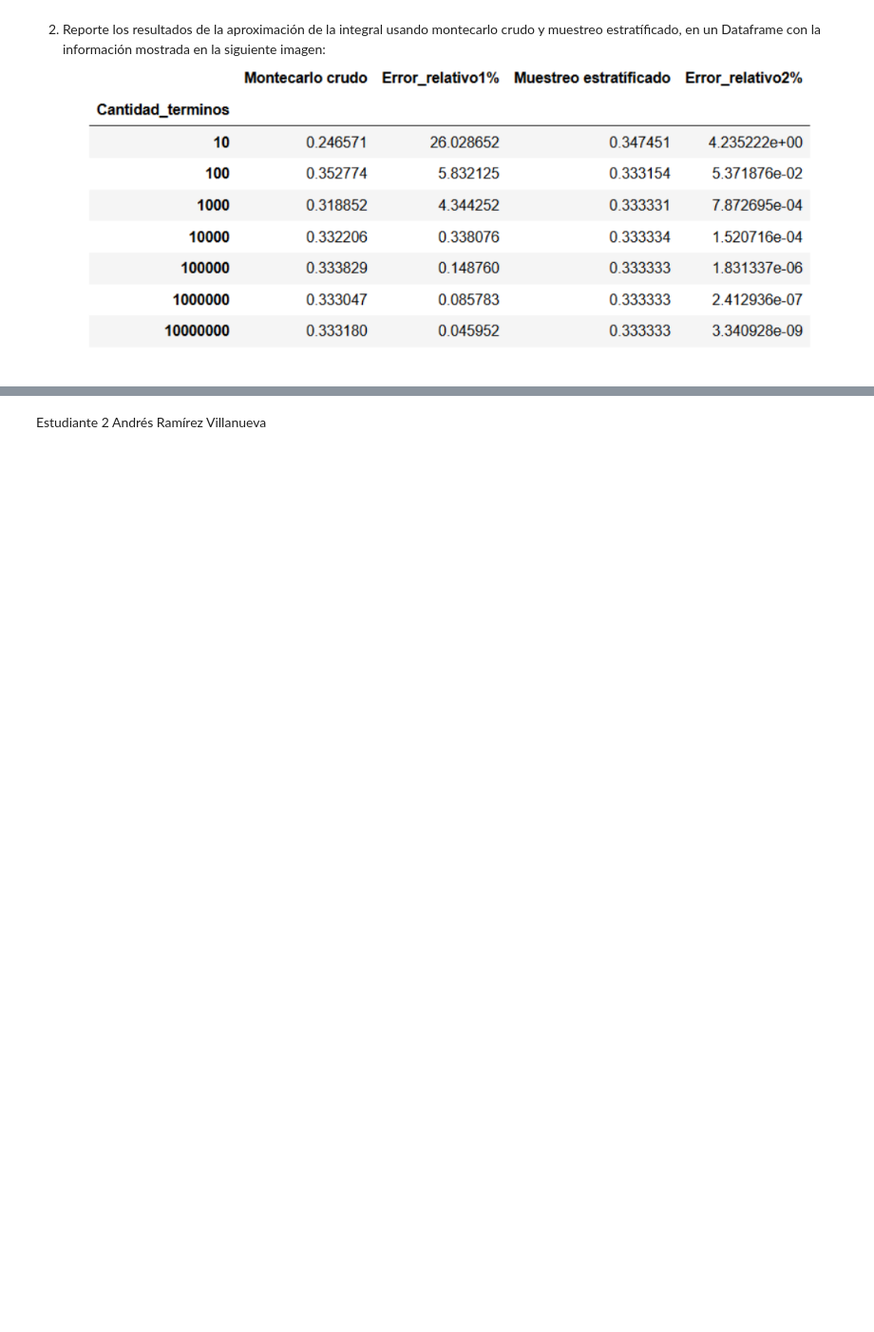
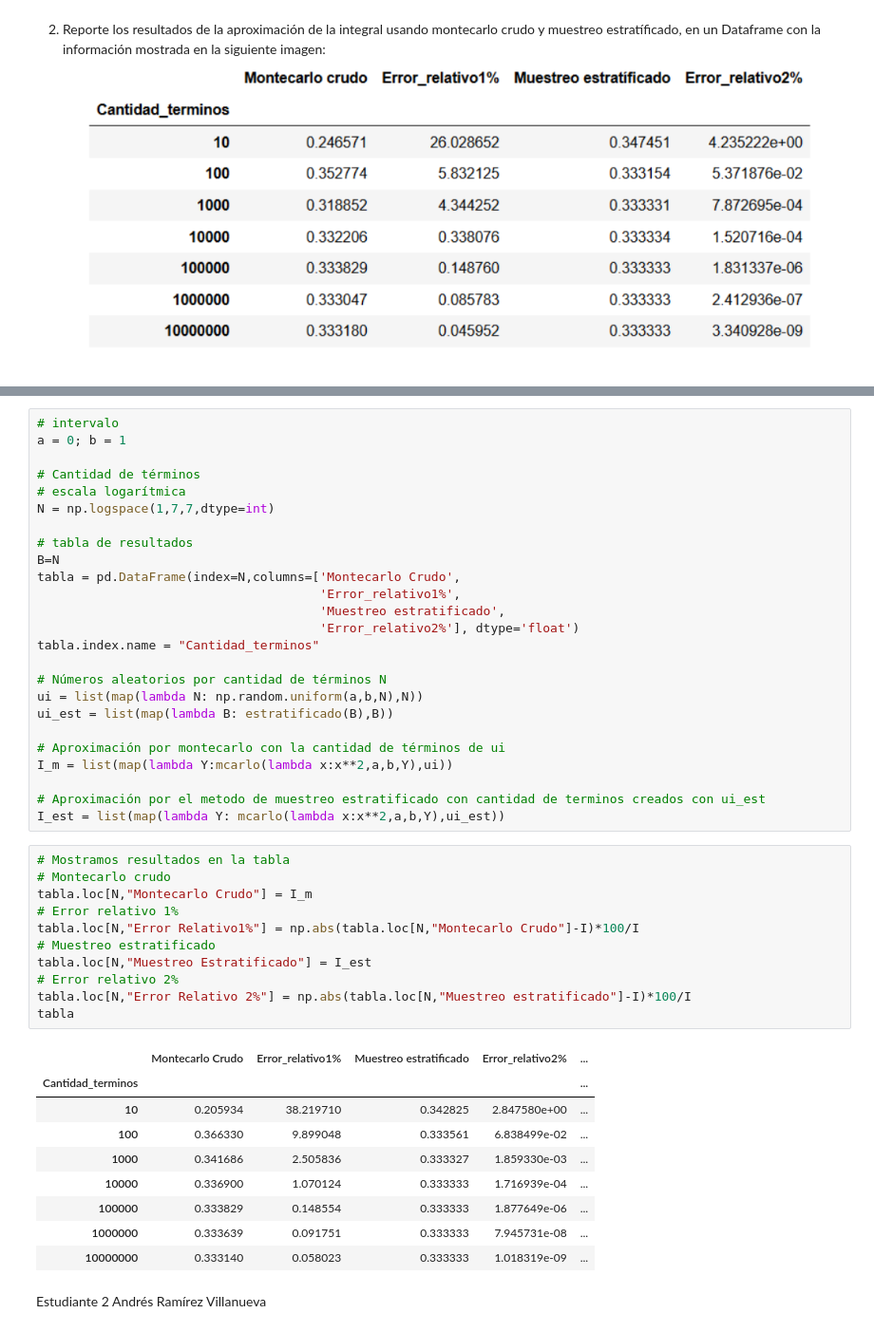
Before and after one commit to andres1999iteso/Tarea7_SRomero_ARam-rez, a Jupyter notebook: Tarea7_SRomero_ARam-rez.ipynb, the cells around one changed output, grey strips where cells are left out. Shown at 95% size. Drawn from its saved outputs; the diff is of its cells as text; blank space fills up the shorter version.

```diff
--- a/Tarea7_SRomero_ARam-rez.ipynb
+++ b/Tarea7_SRomero_ARam-rez.ipynb
@@ -33,2 +54,48 @@ Estudiante 1
+# %%
+# intervalo
+a = 0; b = 1
+
+# Cantidad de términos
+# escala logarítmica
+N = np.logspace(1,7,7,dtype=int)
+
+# tabla de resultados
+B=N
+tabla = pd.DataFrame(index=N,columns=['Montecarlo Crudo',
+                                      'Error_relativo1%',
+                                      'Muestreo estratificado',
+                                      'Error_relativo2%'], dtype='float')
+tabla.index.name = "Cantidad_terminos"
+
+# Números aleatorios por cantidad de términos N
+ui = list(map(lambda N: np.random.uniform(a,b,N),N))
+ui_est = list(map(lambda B: estratificado(B),B))
+
+# Aproximación por montecarlo con la cantidad de términos de ui
+I_m = list(map(lambda Y:mcarlo(lambda x:x**2,a,b,Y),ui))
+
+# Aproximación por el metodo de muestreo estratificado con cantidad de terminos creados con ui_est
+I_est = list(map(lambda Y: mcarlo(lambda x:x**2,a,b,Y),ui_est))
+# %%
+# Mostramos resultados en la tabla
+# Montecarlo crudo
+tabla.loc[N,"Montecarlo Crudo"] = I_m
+# Error relativo 1%
+tabla.loc[N,"Error Relativo1%"] = np.abs(tabla.loc[N,"Montecarlo Crudo"]-I)*100/I
+# Muestreo estratificado
+tabla.loc[N,"Muestreo Estratificado"] = I_est
+# Error relativo 2%
+tabla.loc[N,"Error Relativo 2%"] = np.abs(tabla.loc[N,"Muestreo estratificado"]-I)*100/I
+tabla
+# %% [output]
+|  | Montecarlo Crudo | Error_relativo1% | Muestreo estratificado | Error_relativo2% | ... |
+| Cantidad_terminos |  |  |  |  | ... |
+| 10 | 0.205934 | 38.219710 | 0.342825 | 2.847580e+00 | ... |
+| 100 | 0.366330 | 9.899048 | 0.333561 | 6.838499e-02 | ... |
+| 1000 | 0.341686 | 2.505836 | 0.333327 | 1.859330e-03 | ... |
+| 10000 | 0.336900 | 1.070124 | 0.333333 | 1.716939e-04 | ... |
+| 100000 | 0.333829 | 0.148554 | 0.333333 | 1.877649e-06 | ... |
+| 1000000 | 0.333639 | 0.091751 | 0.333333 | 7.945731e-08 | ... |
+| 10000000 | 0.333140 | 0.058023 | 0.333333 | 1.018319e-09 | ... |
 # %% [markdown]
 Estudiante 2 Andrés Ramírez Villanueva
```
Also changed, not shown: parts of 4 cells of this notebook, 1 other file.
